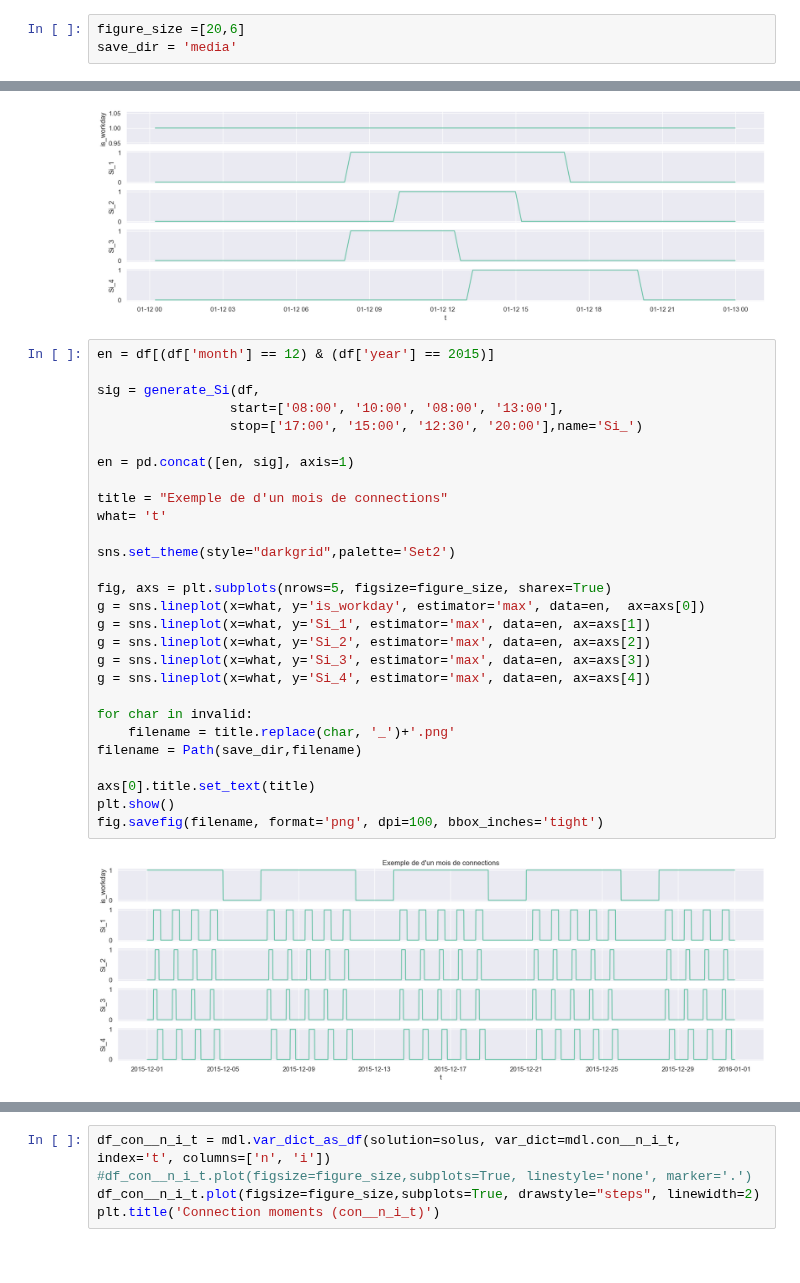
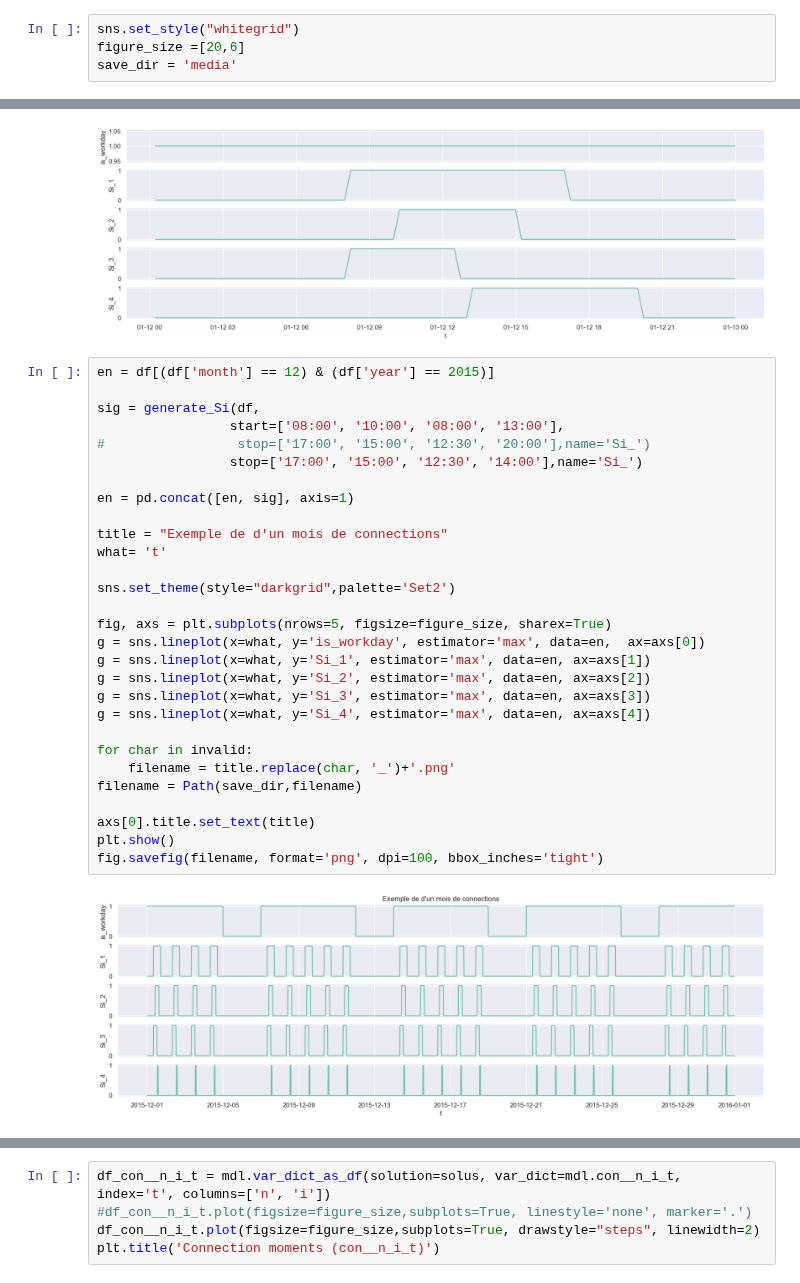
Before and after one commit to cimadure/ene8230, a Jupyter notebook: project.ipynb, the cells around one changed output, grey strips where cells are left out. Drawn from its saved outputs; the diff is of its cells as text.

```diff
--- a/project.ipynb
+++ b/project.ipynb
@@ -24,6 +20,7 @@ import seaborn as sns
 import matplotlib.pyplot as plt
 from IPython.display import display
 # %%
+sns.set_style("whitegrid")
 figure_size =[20,6]
 save_dir = 'media'
 # %%
@@ -98,33 +95,34 @@ fig.savefig(filename, format='png', dpi=100, bbox_inches='tight')
 # %%
 en = df[(df['month'] == 12) & (df['year'] == 2015)]
 
 sig = generate_Si(df,
                  start=['08:00', '10:00', '08:00', '13:00'],
-                 stop=['17:00', '15:00', '12:30', '20:00'],name='Si_')
+#                 stop=['17:00', '15:00', '12:30', '20:00'],name='Si_')
+                 stop=['17:00', '15:00', '12:30', '14:00'],name='Si_')
 
 en = pd.concat([en, sig], axis=1)
 
 title = "Exemple de d'un mois de connections"
 what= 't'
 
 sns.set_theme(style="darkgrid",palette='Set2')
 
 fig, axs = plt.subplots(nrows=5, figsize=figure_size, sharex=True)
 g = sns.lineplot(x=what, y='is_workday', estimator='max', data=en,  ax=axs[0])
 g = sns.lineplot(x=what, y='Si_1', estimator='max', data=en, ax=axs[1])
 g = sns.lineplot(x=what, y='Si_2', estimator='max', data=en, ax=axs[2])
 g = sns.lineplot(x=what, y='Si_3', estimator='max', data=en, ax=axs[3])
 g = sns.lineplot(x=what, y='Si_4', estimator='max', data=en, ax=axs[4])
 
 for char in invalid:
 	filename = title.replace(char, '_')+'.png'
 filename = Path(save_dir,filename)
 
 axs[0].title.set_text(title)
 plt.show()
 fig.savefig(filename, format='png', dpi=100, bbox_inches='tight')
 # %% [output]
-[figure, old version]
+[figure, new version]
 # %%
 #an = df[df['year'] == year[0]]
 Si_gen = generate_Si(df,
```
Also changed, not shown: parts of 13 cells of this notebook, 1 other file.
